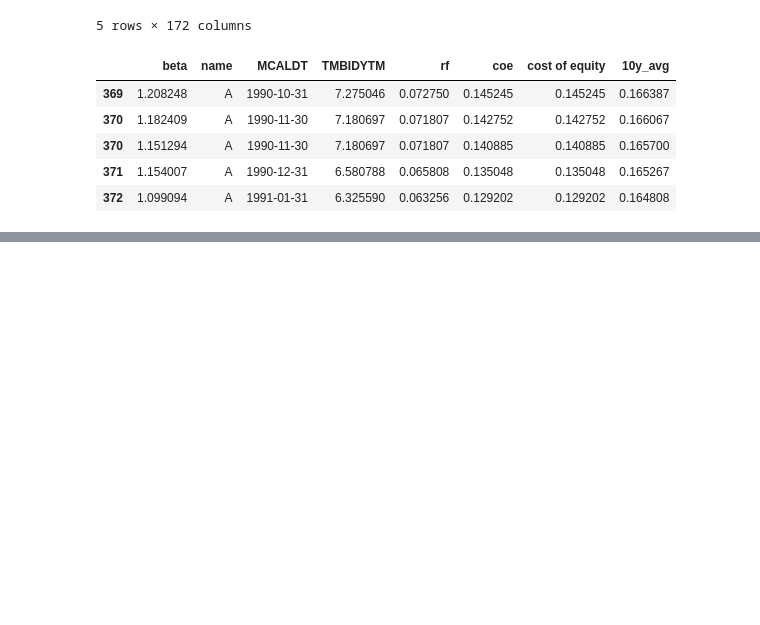
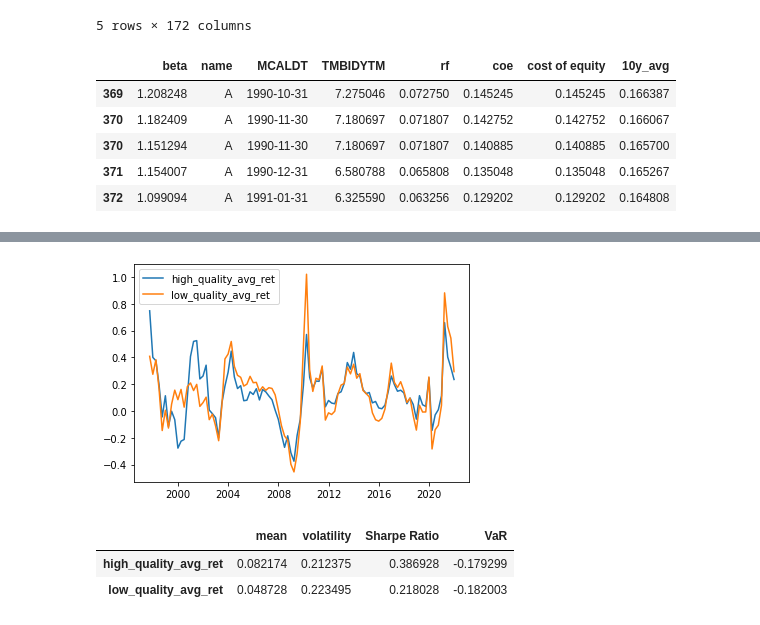
Before and after one commit to Zixin730/heartland_project, a Jupyter notebook: analyze/3_determine_quality.ipynb, the cells around one changed output, grey strips where cells are left out. Drawn from its saved outputs; the diff is of its cells as text; code cells hidden in the pictures; blank space fills up the shorter version.

```diff
--- a/analyze/3_determine_quality.ipynb
+++ b/analyze/3_determine_quality.ipynb
@@ -38,3 +40,6 @@ FCFROIC_ADJ.head()
 | 2 | 1045 | 1963-12-31 | 1963 | 4.0 | AAL | NaN | NaN | NaN | ... |
 | 3 | 1045 | 1964-03-31 | 1964 | 1.0 | AAL | NaN | NaN | NaN | ... |
 | 4 | 1045 | 1964-06-30 | 1964 | 2.0 | AAL | NaN | NaN | NaN | ... |
+# %%
+close_price = pd.read_excel("../data/stock_returns.xlsx")
+close_price.head()
@@ -93,0 +187,35 @@ quality
+# %%
+low_avg_ret = quality_all[quality_all["10y_ind"] == 0].groupby("Data Date").mean()[
+    "1y_rollingret"]
+high_avg_ret = quality_all[quality_all["10y_ind"] == 1].groupby("Data Date").mean()[
+    "1y_rollingret"]
+
+avg_ret = pd.merge(high_avg_ret, low_avg_ret,
+                   left_index=True, right_index=True)
+avg_ret.columns = ["high_quality_avg_ret", "low_quality_avg_ret"]
+ave_ret_cum = (avg_ret + 1).cumprod()
+ave_ret_cum.columns = ["high_quality_cumprod", "low_quality_cumprod"]
+avg_ret_all = pd.merge(avg_ret, ave_ret_cum, left_index=True, right_index=True)
+avg_ret_all.to_excel("../clean_data/avg_ret_all_1110_n.xlsx")
+# %%
+plt.plot(avg_ret)
+plt.legend(avg_ret.columns)
+plt.savefig("../plot/cumret.png")
+# %% [output]
+[figure, added]
+# %%
+def summary_stat(df, annual_factor, q=0.05):
+    '''summary assets' mean return, voaltility(stdev) and sharpe ratio'''
+    result = pd.DataFrame()
+    result["mean"] = df.mean() * annual_factor
+    result["volatility"] = df.std() * np.sqrt(annual_factor)
+    result["Sharpe Ratio"] = result["mean"]/result["volatility"]
+
+    result["VaR"] = df.quantile(q)
+    return result
+
+summary_stat(avg_ret, annual_factor=4)
+# %% [output]
+|  | mean | volatility | Sharpe Ratio | VaR |
+| high_quality_avg_ret | 0.082174 | 0.212375 | 0.386928 | -0.179299 |
+| low_quality_avg_ret | 0.048728 | 0.223495 | 0.218028 | -0.182003 |
```
Also changed, not shown: parts of 40 cells of this notebook.
